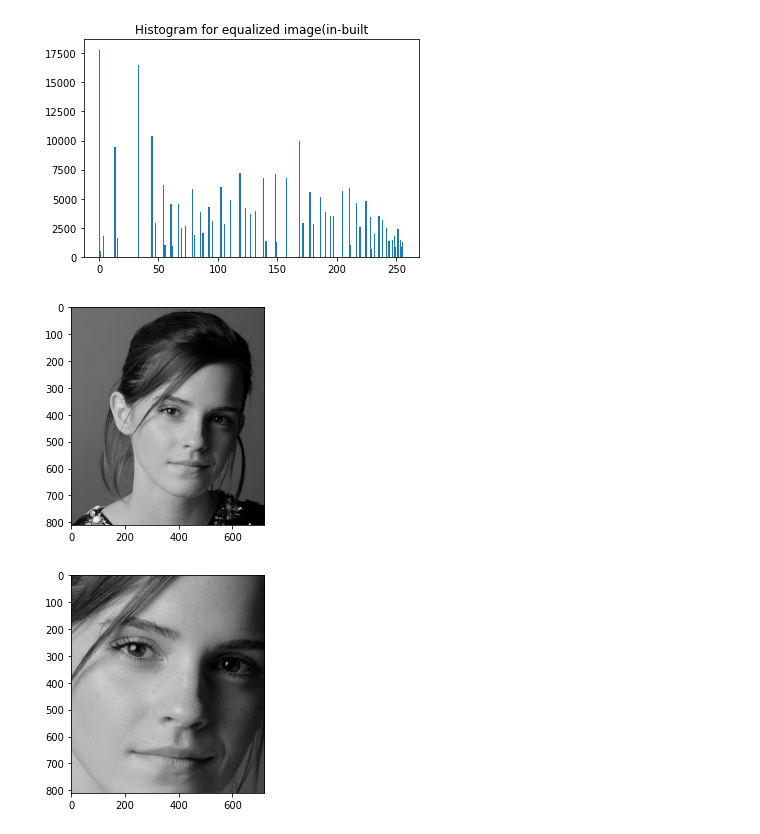
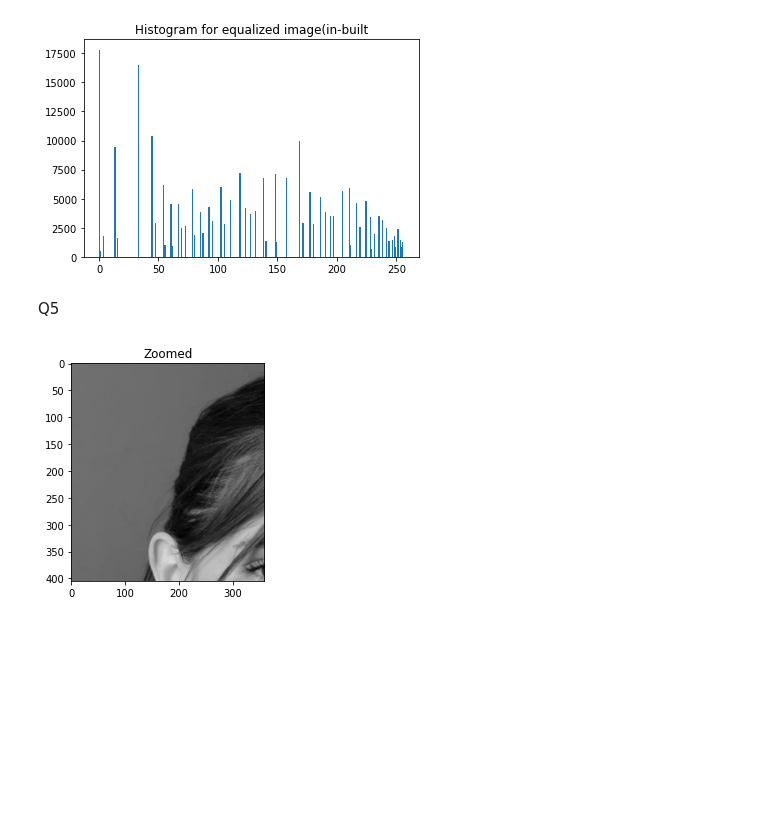
Before and after one commit to PabasaraDilshan/EN2550, a Jupyter notebook: Assignment1/ass1.ipynb, the cells around one changed output. Cells and saved outputs as stored; diff of their text form; code cells hidden in the pictures; blank space fills up the shorter version.

Commit message:
q5 zoom done

```diff
--- a/Assignment1/ass1.ipynb
+++ b/Assignment1/ass1.ipynb
@@ -221,14 +221,48 @@ Text(0.5, 1.0, 'Histogram for equalized image(in-built')
 [figure]
 [figure]
 [figure]
+# %% [markdown]
+Q5
+# %%
+def zoomImage(img,s,mode="a"):
+    rows = int(img.shape[0]*s)
+    cols = int(img.shape[1]*s)
+    zoomed = np.zeros((rows,cols),dtype=img.dtype)
+    for i in range(rows):
+        for j in range(cols):
+            if mode =="b":
+                rowf = i/s
+                colf = j/s
+                c1 = colf-int(colf)
+                c2 = 1-c1
+                r1 = rowf-int(rowf)
+                r2 = 1-r1
+
+                if int(colf)+1>= img.shape[1] or int(rowf)+1>=img.shape[0]:
+                    zoomed[i,j] = img[int(i/s),int(j/s)]
+                else:
+                    p11 =  img[int(rowf),int(colf)]
+                    p12 = img[int(rowf),int(colf)+1]
+                    p22 = img[int(rowf)+1,int(colf)+1]
+                    p21 = img[int(rowf)+1,int(colf)]
+
+                    zoomed[i,j] = (p11*r2+p21*r1)*c2+ (p12*r2+p22*r1)*c1
+            else:
+                zoomed[i,j] = img[int(i/s),int(j/s)]
+    if(s>1):
+
+        croppedimg = zoomed[0:img.shape[0],0:img.shape[1]]
+    else:
+        croppedimg = zoomed
+    displayImg(croppedimg,"Zoomed")
 # %%
-img = cv.imread('emma_gray.jpg',cv.IMREAD_GRAYSCALE)
-s = 2
-displayImg(img,"")
-scaledimg =cv.resize(img,None,fx=s,fy=s,interpolation=cv.INTER_LINEAR)
-croppedimg = scaledimg[500:img.shape[0]+500,500:img.shape[1]+500]
+img = cv.imread('emma_gray.jpg',cv.IMREAD_REDUCED_GRAYSCALE_2)
+s =2
+zoomImage(img,s,"b")
+# displayImg(img,"")
+# scaledimg =cv.resize(img,None,fx=s,fy=s,interpolation=cv.INTER_LINEAR)
+# croppedimg = scaledimg[500:img.shape[0]+500,500:img.shape[1]+500]
 
-displayImg(croppedimg,"")
+# displayImg(croppedimg,"")
 # %% [output]
-[figure, old version]
+[figure, new version]
-[figure, removed]
```
Also changed, not shown: parts of 1 cell of this notebook, 6 other files.
